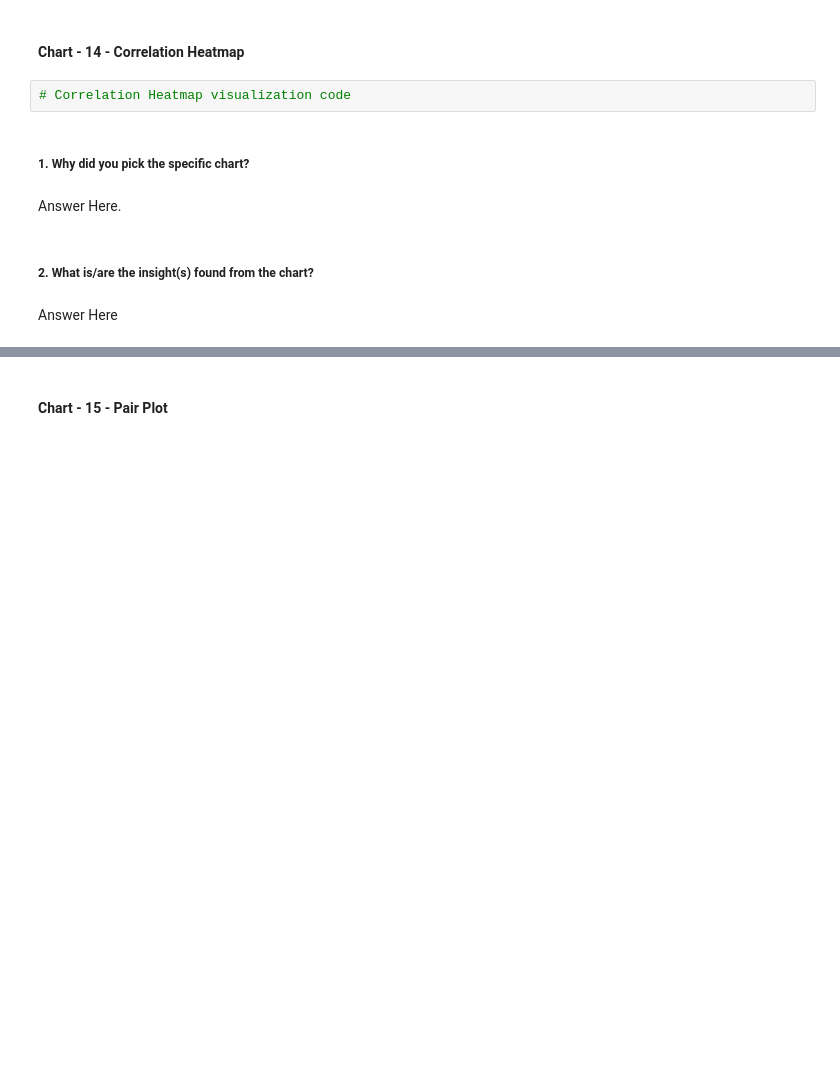
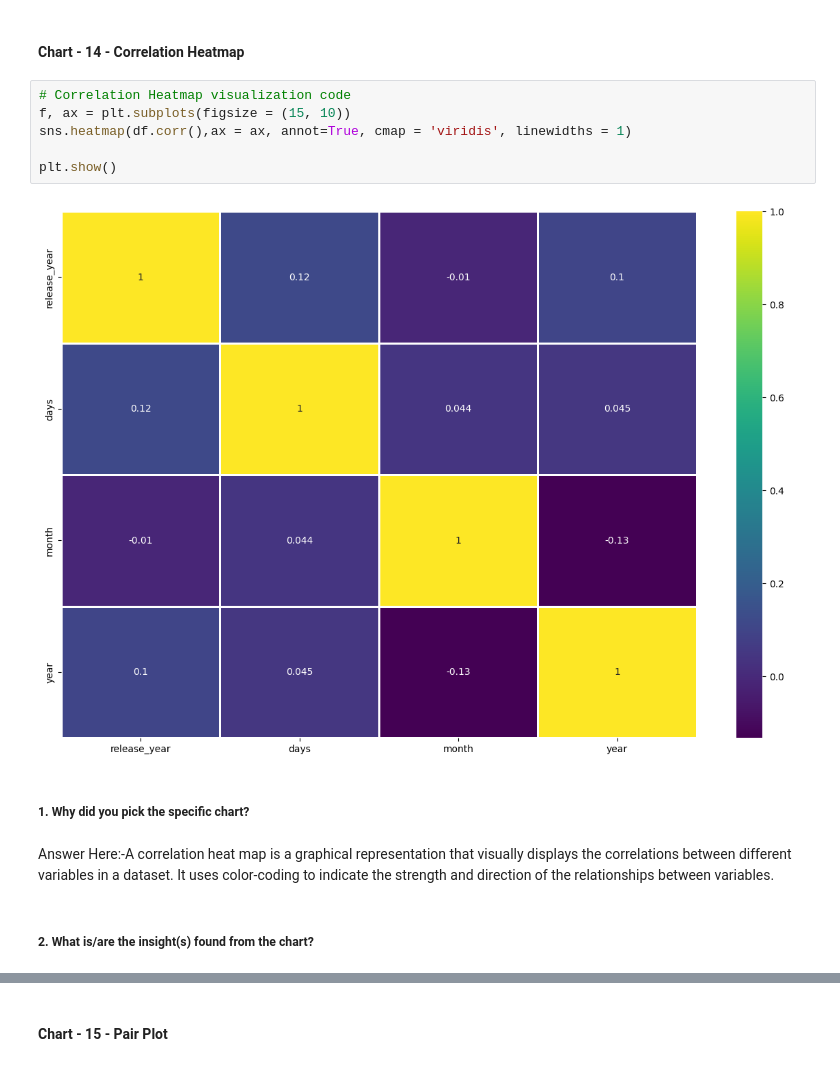
Before and after one commit to sanidhya1996/Unsupervised-ML., a Jupyter notebook: NETFLIX_MOVIES_AND_TV_SHOWS_CLUSTERING.ipynb, the cells around one changed output, grey strips where cells are left out. Cells and saved outputs as stored; diff of their text form; blank space fills up the shorter version.

```diff
--- a/NETFLIX_MOVIES_AND_TV_SHOWS_CLUSTERING.ipynb
+++ b/NETFLIX_MOVIES_AND_TV_SHOWS_CLUSTERING.ipynb
@@ -896,12 +987,16 @@ Answer Here
 # %% [markdown]
 #### Chart - 14 - Correlation Heatmap
-# %%
-# Correlation Heatmap visualization code
+# %%
+# Correlation Heatmap visualization code
+f, ax = plt.subplots(figsize = (15, 10))
+sns.heatmap(df.corr(),ax = ax, annot=True, cmap = 'viridis', linewidths = 1)
+
+plt.show()
+# %% [output]
+[figure, added]
 # %% [markdown]
 ##### 1. Why did you pick the specific chart?
-# %% [markdown]
-Answer Here.
+# %% [markdown]
+Answer Here:-A correlation heat map is a graphical representation that visually displays the correlations between different variables in a dataset. It uses color-coding to indicate the strength and direction of the relationships between variables.
 # %% [markdown]
 ##### 2. What is/are the insight(s) found from the chart?
-# %% [markdown]
-Answer Here
```
Also changed, not shown: parts of 30 cells of this notebook.
